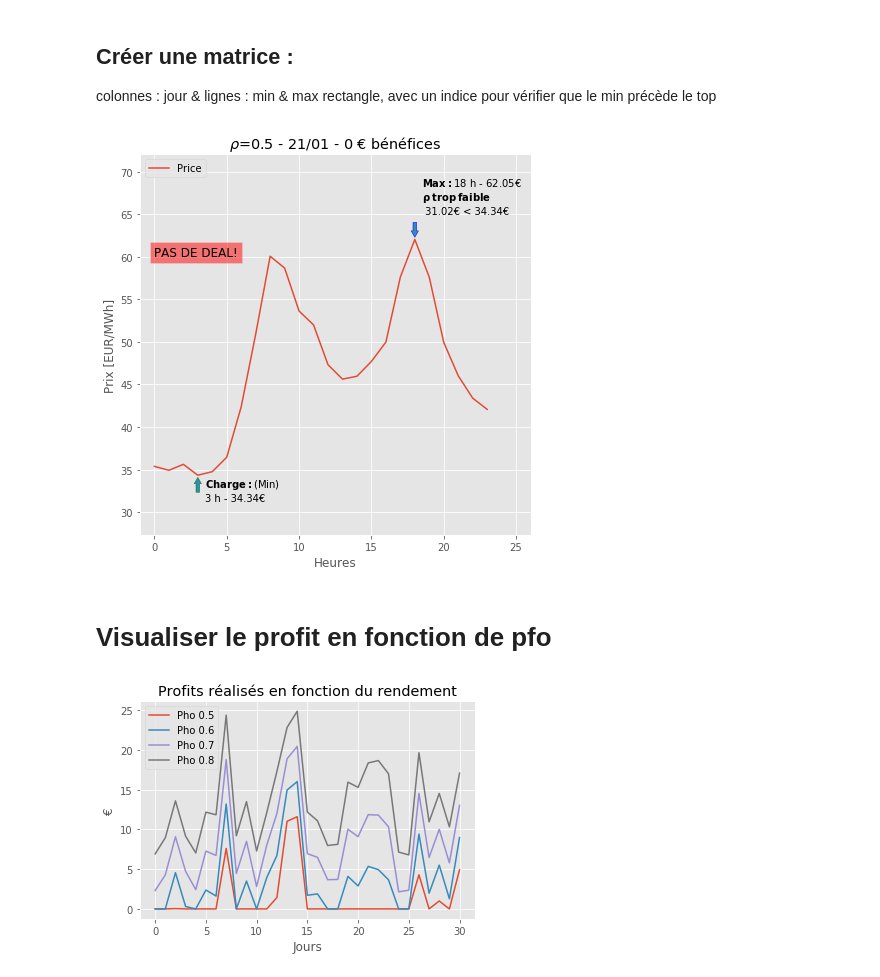
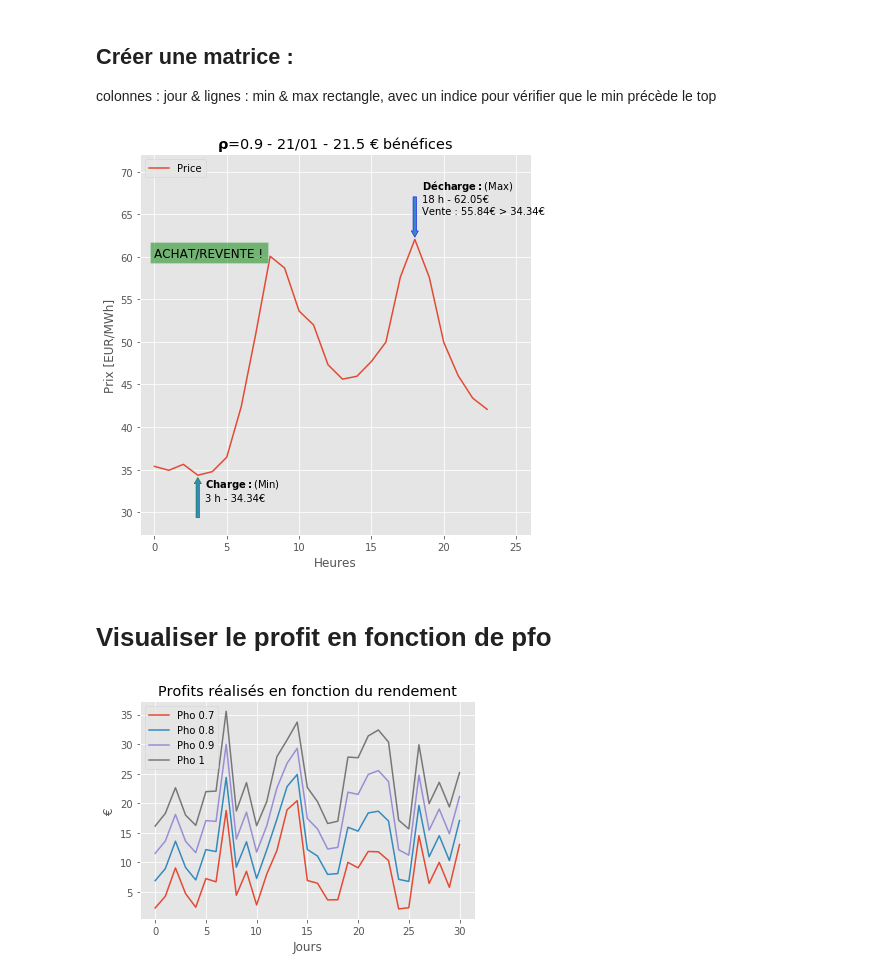
Before and after one commit to keyserwood/TEECO, a Jupyter notebook: 1.1-er-deal_with_storage.ipynb, the cells around one changed output. Saved outputs shown, nothing was run; the diff lists cells and outputs as text; code cells hidden in the pictures.

```diff
--- a/1.1-er-deal_with_storage.ipynb
+++ b/1.1-er-deal_with_storage.ipynb
@@ -131,8 +131,8 @@ def plot_min_max(df,i,rho = 1):
     plt.show()
 # %%
-plot_min_max(df,20,0.5)
+plot_min_max(df,20,0.9)
 # %% [output]
-[figure, old version]
+[figure, new version]
 # %% [markdown]
 # Visualiser le profit en fonction de pfo
 # %%
@@ -153,7 +153,7 @@ def visualize_profit(df,pho=np.linspace(0.5,1,4)):
     plt.legend(loc='upper left')
     plt.show()
     recap = pd.DataFrame()
-    recap['Pho'] = [round(p,2) for p in pho]
+    recap[r'$\rho$'] = [round(p,2) for p in pho]
     for i in range(31):
         profits = []
         for j in range(len(pho)):
@@ -180,8 +180,8 @@ def pick_color(val):
         col = 'rgba(0, 250, 0, 0.8)'
     return(col)
 # %%
-visualize_profit(df,pho=[0.5,0.6,0.7,0.8])
+visualize_profit(df,pho=[0.7,0.8,0.9,1])
 # %% [output]
-[figure, old version]
+[figure, new version]
 [interactive output not drawn]
 [interactive output not drawn]
```
Also changed, not shown: parts of 1 cell of this notebook, 5 other files.
